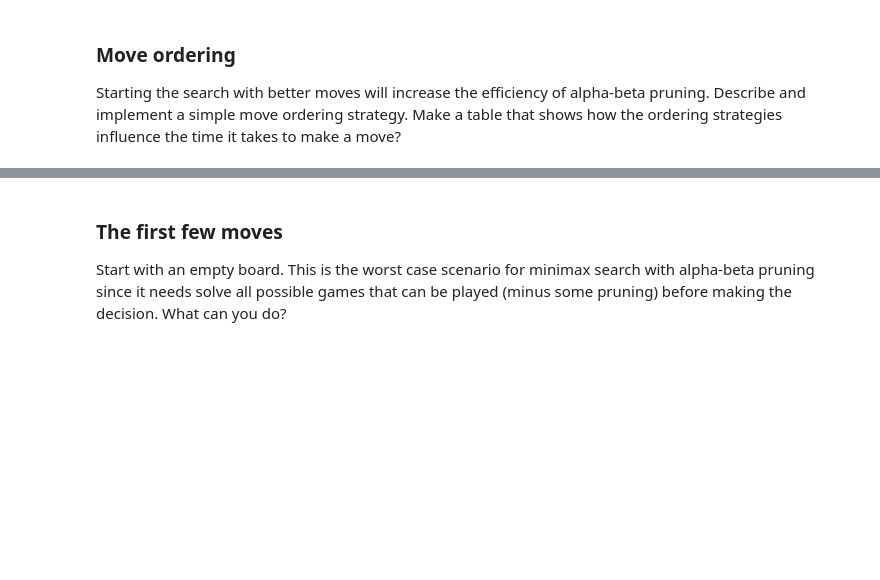
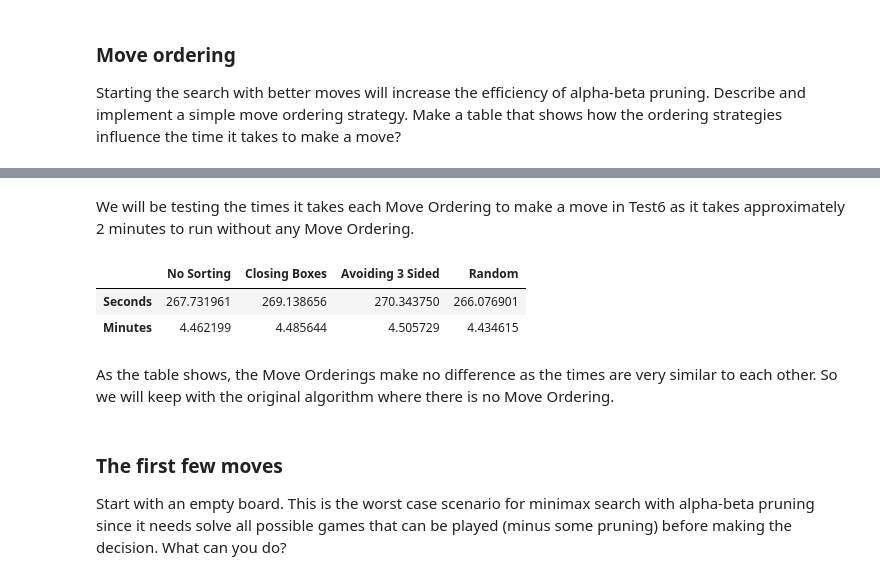
Before and after one commit to diogo-fae/dots-and-boxes, a Jupyter notebook: Attempt2.ipynb, the cells around one changed output, grey strips where cells are left out. Saved outputs shown, nothing was run; the diff lists cells and outputs as text; code cells hidden in the pictures; blank space fills up the shorter version.

```diff
--- a/Attempt2.ipynb
+++ b/Attempt2.ipynb
@@ -918,3 +1003,47 @@ Starting the search with better moves will increase the efficiency of alpha-beta
+# %% [markdown]
+We will be testing the times it takes each Move Ordering to make a move in Test6 as it takes approximately 2 minutes to run without any Move Ordering.
+# %%
+import time
+
+# ~4:30 minutes
+start = time.time()
+alpha_beta_search(test6)
+end = time.time()
+none_time = end - start
+# %%
+# ~4:30 minutes
+start = time.time()
+alpha_beta_search(test6, sort=close_box_sort)
+end = time.time()
+close_box_time = end - start
+# %%
+# ~4:30 minutes
+start = time.time()
+alpha_beta_search(test6, sort=avoid_3_sided_box_sort)
+end = time.time()
+avoid_3_time = end - start
+# %%
+# ~4:30 minutes
+start = time.time()
+alpha_beta_search(test6, sort=random_sort)
+end = time.time()
+random_time = end - start
+# %%
+import pandas as pd
+
+table = pd.DataFrame({
+'No Sorting': [none_time, none_time/60],
+'Closing Boxes': [close_box_time, close_box_time/60],
+'Avoiding 3 Sided': [avoid_3_time, avoid_3_time/60],
+'Random': [random_time, random_time/60]
+}, index=['Seconds', 'Minutes'])
+table
+# %% [output]
+|  | No Sorting | Closing Boxes | Avoiding 3 Sided | Random |
+| Seconds | 267.731961 | 269.138656 | 270.343750 | 266.076901 |
+| Minutes | 4.462199 | 4.485644 | 4.505729 | 4.434615 |
+# %% [markdown]
+As the table shows, the Move Orderings make no difference as the times are very similar to each other. So we will keep with the original algorithm where there is no Move Ordering.
 # %% [markdown]
 ### The first few moves
 
```
Also changed, not shown: parts of 22 cells of this notebook.
